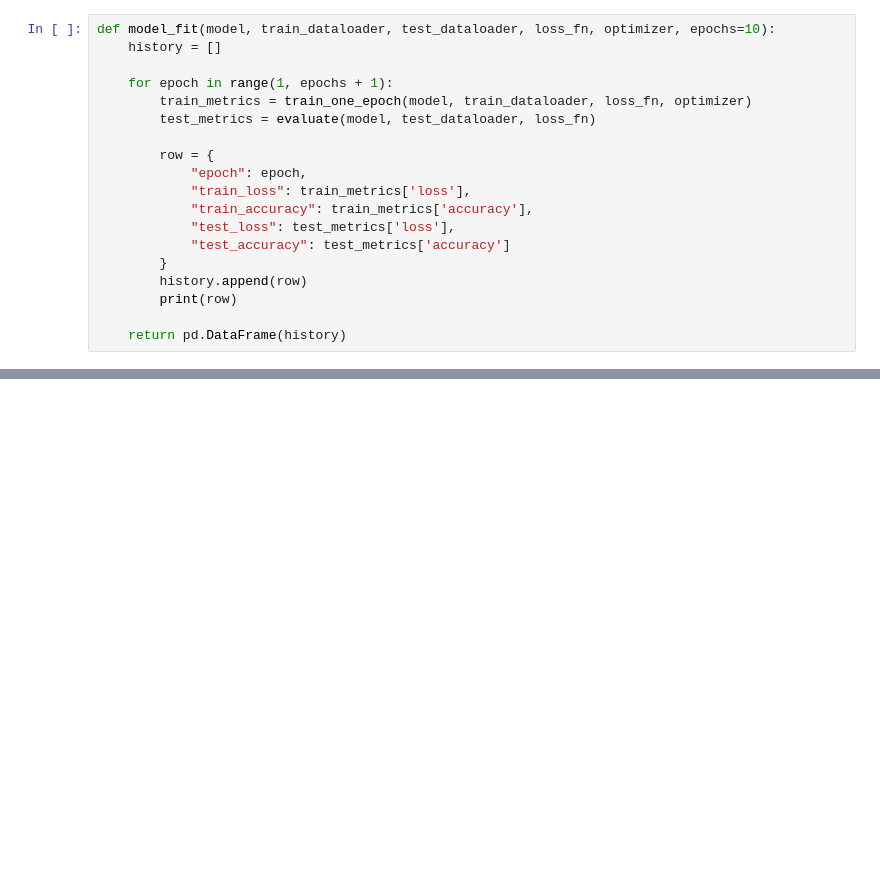
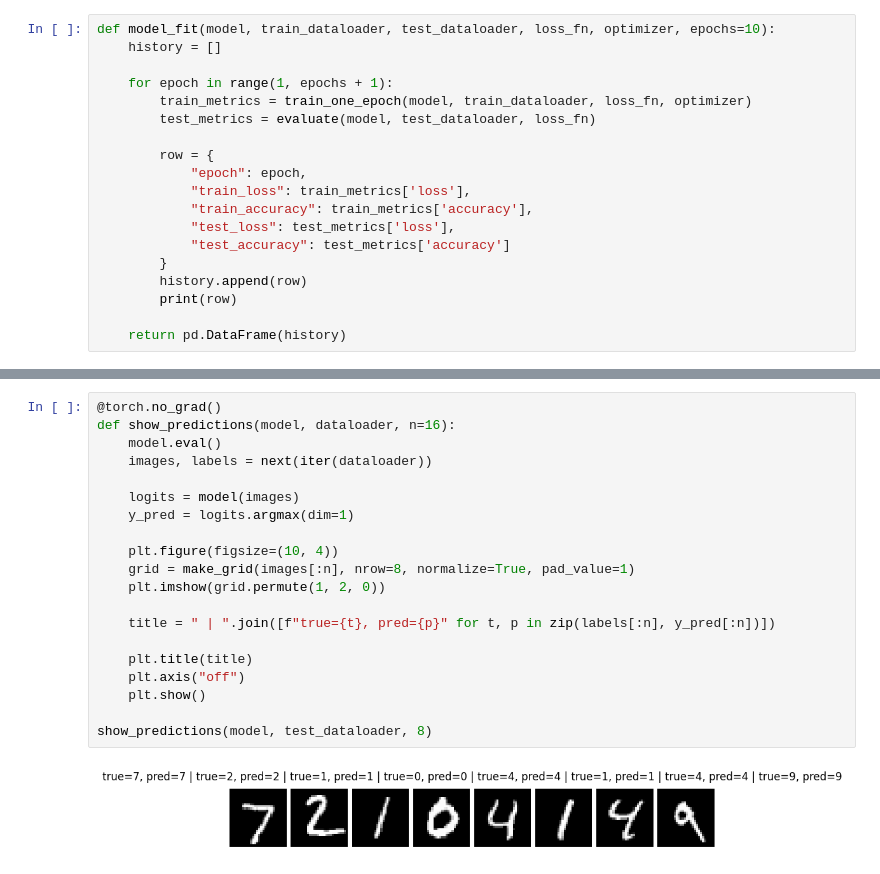
Before and after one commit to dmitriy-shtefan/python-ai, a Jupyter notebook: заняття_11/mnist_notebook.ipynb, the cells around one changed output, grey strips where cells are left out. Saved outputs shown, nothing was run; the diff lists cells and outputs as text; blank space fills up the shorter version.

```diff
--- a/заняття_11/mnist_notebook.ipynb
+++ b/заняття_11/mnist_notebook.ipynb
@@ -232,0 +228,22 @@ baseline_history
+# %%
+@torch.no_grad()
+def show_predictions(model, dataloader, n=16):
+    model.eval()
+    images, labels = next(iter(dataloader))
+
+    logits = model(images)
+    y_pred = logits.argmax(dim=1)
+
+    plt.figure(figsize=(10, 4))
+    grid = make_grid(images[:n], nrow=8, normalize=True, pad_value=1)
+    plt.imshow(grid.permute(1, 2, 0))
+
+    title = " | ".join([f"true={t}, pred={p}" for t, p in zip(labels[:n], y_pred[:n])])
+
+    plt.title(title)
+    plt.axis("off")
+    plt.show()
+
+show_predictions(model, test_dataloader, 8)
+# %% [output]
+[figure, added]
```
Also changed, not shown: parts of 3 cells of this notebook, 2 other files.
